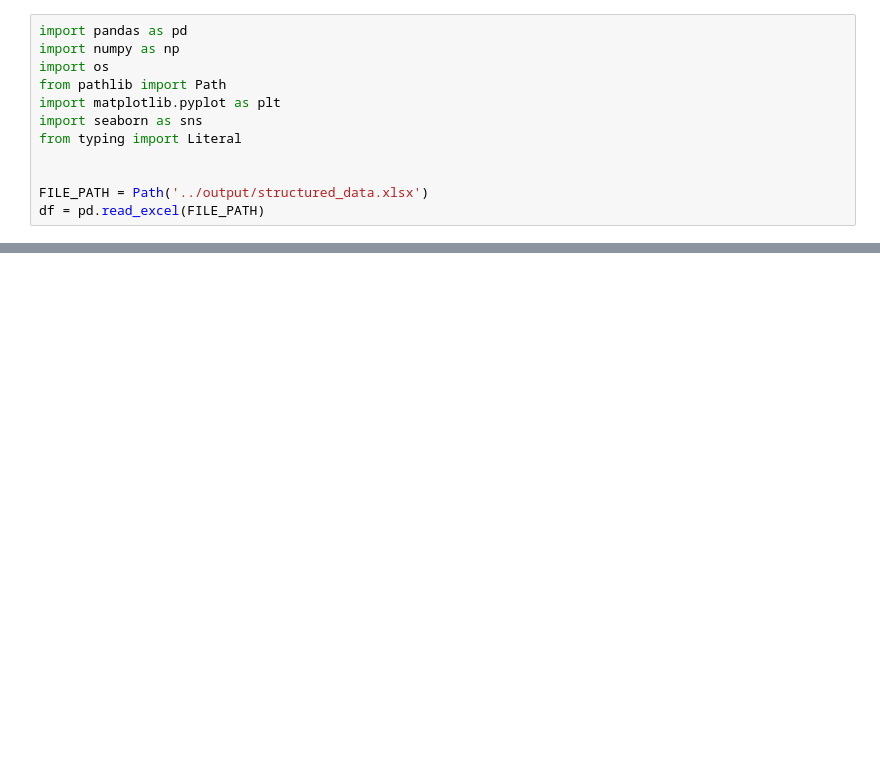
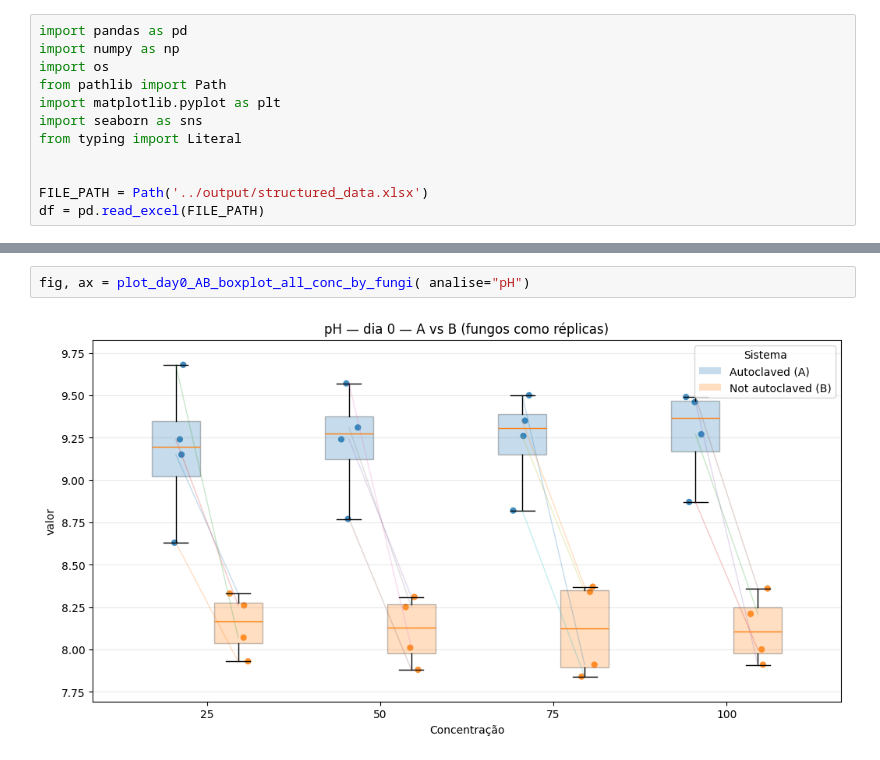
Before and after one commit to VictorCercasin/DataAnalysisDuda, a Jupyter notebook: notebooks/Untitled.ipynb, the cells around one changed output, grey strips where cells are left out. Cells and saved outputs as stored; diff of their text form; blank space fills up the shorter version.

```diff
--- a/notebooks/Untitled.ipynb
+++ b/notebooks/Untitled.ipynb
@@ -488,0 +241,4 @@ plot_heatmap("pH", modo="delta_tempo_inoculado", valor_em_porcentagem=False)
+# %%
+fig, ax = plot_day0_AB_boxplot_all_conc_by_fungi( analise="pH")
+# %% [output]
+[figure, added]
```
Also changed, not shown: parts of 7 cells of this notebook, 40 other files.
